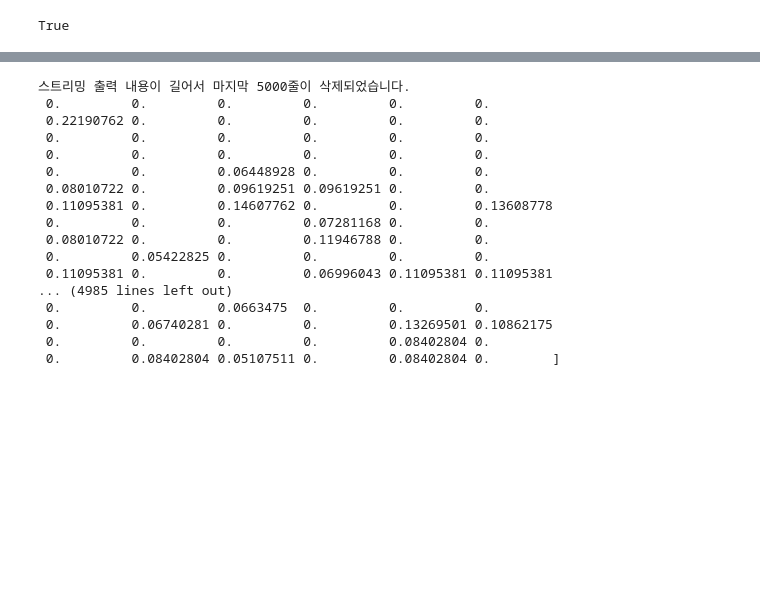
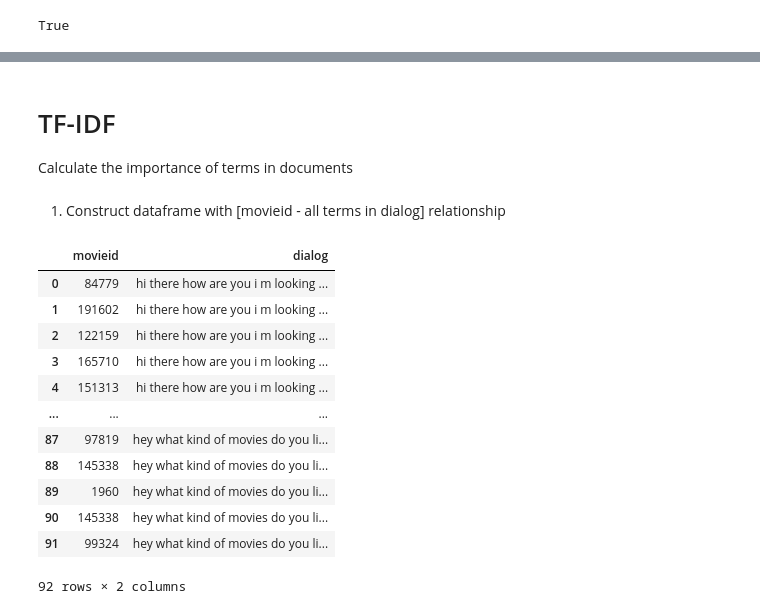
Before and after one commit to Kim-Dong-Jun99/ReDial_RecommendationSystem, a Jupyter notebook: code/Word2Vec.ipynb, the cells around one changed output, grey strips where cells are left out. Saved outputs shown, nothing was run; the diff lists cells and outputs as text; code cells hidden in the pictures; blank space fills up the shorter version.

```diff
--- a/code/Word2Vec.ipynb
+++ b/code/Word2Vec.ipynb
@@ -279,13 +299,0 @@ tf-idf를 활용
-# %%
-dat=[]
-for i in range(len(line2)):
-  c=''
-  for k in range(len(line2[i])):
-    c+=str(line2[i][k])
-  for j in range(len(movienum[i])):
-    dat.append([movienum[i][j],c])
-# df = pd.DataFrame(line3,columns=["dialog"])
-# print(df)
-print(dat)
-df = pd.DataFrame(dat,columns=["movieid","dialog"])
-print(df)
@@ -330,26 +300,32 @@ Name: dialog, Length: 92, dtype: object
-# %%
-# tfidf 행렬 생성
-from sklearn.feature_extraction.text import TfidfVectorizer
-tfidf=TfidfVectorizer(stop_words='english')#불용어 제거
-tfidf_mat=tfidf.fit_transform(df['dialog']).toarray()
-print(tfidf_mat)
-for i in range(len(tfidf_mat)):
-  print(tfidf_mat[i])
-# %% [output]
-스트리밍 출력 내용이 길어서 마지막 5000줄이 삭제되었습니다.
- 0.         0.         0.         0.         0.         0.
- 0.22190762 0.         0.         0.         0.         0.
- 0.         0.         0.         0.         0.         0.
- 0.         0.         0.         0.         0.         0.
- 0.         0.         0.06448928 0.         0.         0.
- 0.08010722 0.         0.09619251 0.09619251 0.         0.
- 0.11095381 0.         0.14607762 0.         0.         0.13608778
- 0.         0.         0.         0.07281168 0.         0.
- 0.08010722 0.         0.         0.11946788 0.         0.
- 0.         0.05422825 0.         0.         0.         0.
- 0.11095381 0.         0.         0.06996043 0.11095381 0.11095381
-... (4985 lines left out)
- 0.         0.         0.0663475  0.         0.         0.
- 0.         0.06740281 0.         0.         0.13269501 0.10862175
- 0.         0.         0.         0.         0.08402804 0.
- 0.         0.08402804 0.05107511 0.         0.08402804 0.        ]
+# %% [markdown]
+# TF-IDF
+Calculate the importance of terms in documents
+# %% [markdown]
+1. Construct dataframe with [movieid - all terms in dialog] relationship
+# %%
+df = pd.DataFrame(columns=["movieid", "dialog"])
+
+for i in range(maximum_num):
+  dig = ''
+  for line in line2[i]:  # concatenate all sentences in related message dialog
+    dig += str(line)
+
+  for mv in movienum[i]:
+    newrow = pd.DataFrame({'movieid': [mv], 'dialog': [dig]}, columns=df.columns)
+    df = pd.concat([df, newrow], ignore_index=True)
+
+df
+# %% [output]
+|  | movieid | dialog |
+| 0 | 84779 | hi there how are you i m looking ... |
+| 1 | 191602 | hi there how are you i m looking ... |
+| 2 | 122159 | hi there how are you i m looking ... |
+| 3 | 165710 | hi there how are you i m looking ... |
+| 4 | 151313 | hi there how are you i m looking ... |
+| ... | ... | ... |
+| 87 | 97819 | hey what kind of movies do you li... |
+| 88 | 145338 | hey what kind of movies do you li... |
+| 89 | 1960 | hey what kind of movies do you li... |
+| 90 | 145338 | hey what kind of movies do you li... |
+| 91 | 99324 | hey what kind of movies do you li... |
+92 rows × 2 columns
```
Also changed, not shown: parts of 29 cells of this notebook.
